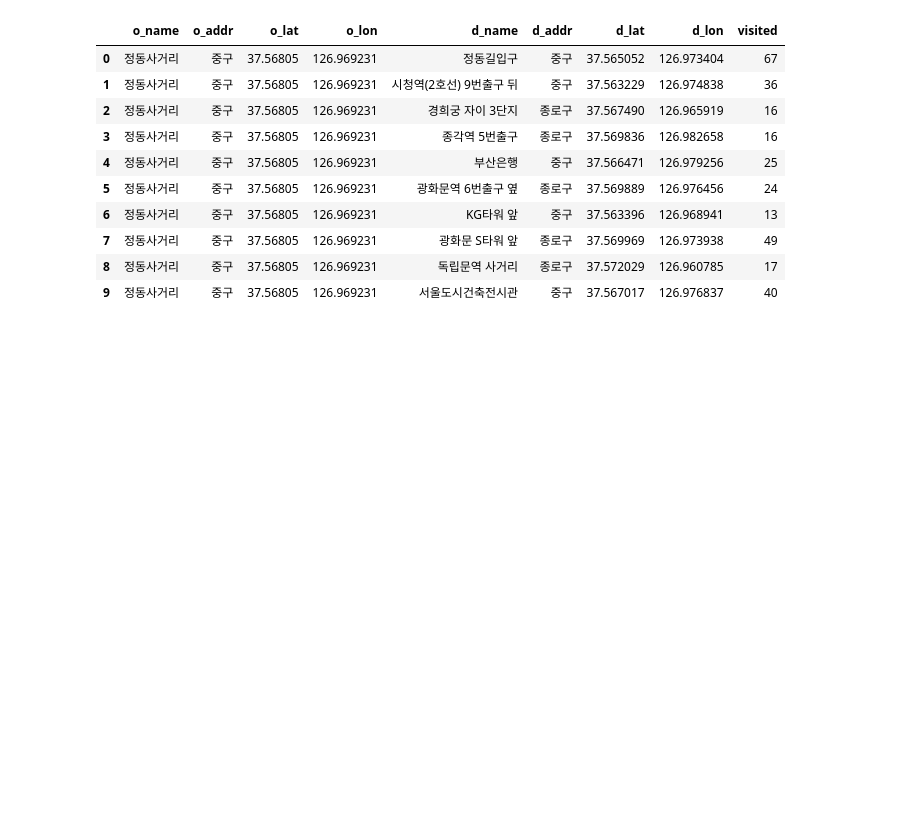
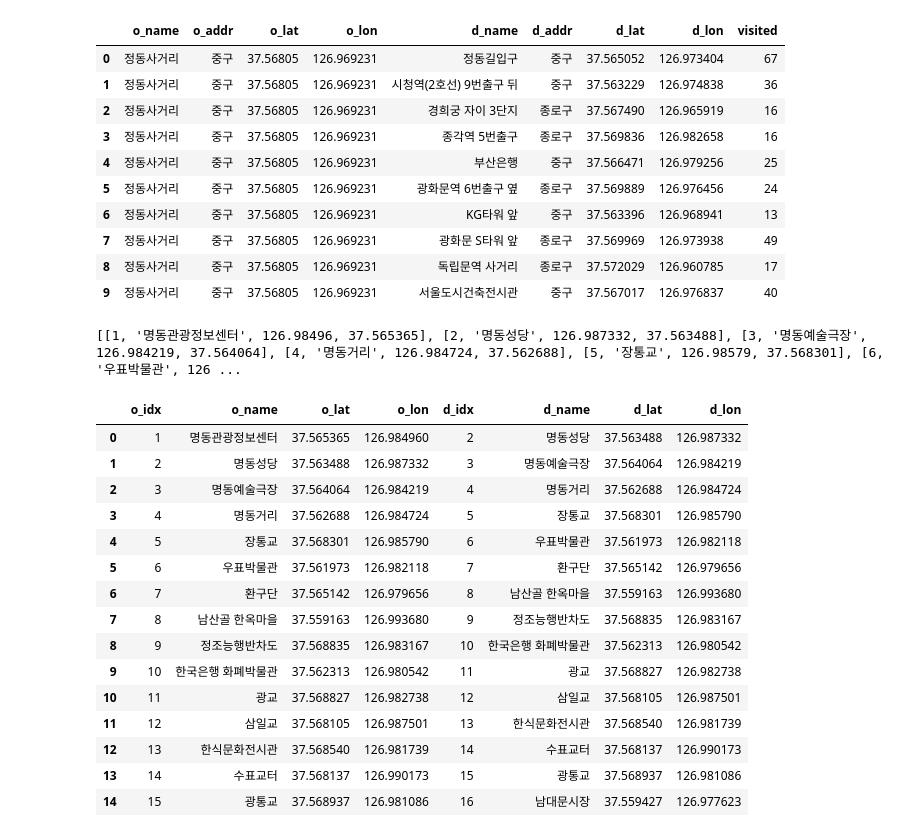
Before and after one commit to Behind-Seoul/Data-Analysis, a Jupyter notebook: recomendation.ipynb, the cells around one changed output. Saved outputs shown, nothing was run; the diff lists cells and outputs as text; code cells hidden in the pictures; blank space fills up the shorter version.

Commit message:
feat: tour spot recomendation algo

```diff
--- a/recomendation.ipynb
+++ b/recomendation.ipynb
@@ -24,3 +24,7 @@ bike_station.tail()
 | 2583 | 5073 | 우장산역 헤링턴타워 앞 | 강서구 | 화곡동 1013-3 | 37.546619 | 126.836235 | 2021.10.20 | NaN | 6.0 | QR |
 | 2584 | 5074 | 마곡동 주니어마곡점앞 | 강서구 | 강서구 마곡동 798-17 | 37.558235 | 126.825760 | 2021.11.19 | NaN | 10.0 | QR |
 | 2585 | 5075 | 템퍼 목동점 | 강서구 | 강서구 등촌동 649-14 | 37.551884 | 126.863571 | 2021.11.19 | NaN | 10.0 | QR |
+# %%
+# Tour API 관광지 정보
+tour_list = pd.read_csv('data/tour_list.csv')
+tour_list.head()
@@ -119,0 +196,56 @@ preprocessing_data.head(10)
+# %%
+# Rule-Based
+# 1. 시작 좌표 및 추천 관광지 경로 개수 입력 받기, 명동 관광정보센터 -> lat: 37.565365, lon: 126.984960
+lat, lon, num = 37.565365, 126.984960, 15
+recomendation_list = []
+recomendation_list.append(['1', '명동관광정보센터', lon, lat])
+cur_stat_pos = get_near_station(37.565365, 126.984960)
+
+for i in range(num):
+  cur_stat_pos = get_station(cur_stat_pos[2], cur_stat_pos[3])
+  cur_tour_pos = get_tour_spot(cur_stat_pos[2], cur_stat_pos[3])
+  recomendation_list.append(cur_tour_pos)
+
+for i in range(len(recomendation_list)):
+  recomendation_list[i][0] = i+1
+
+print(recomendation_list)
+# %% [output]
+[[1, '명동관광정보센터', 126.98496, 37.565365], [2, '명동성당', 126.987332, 37.563488], [3, '명동예술극장', 126.984219, 37.564064], [4, '명동거리', 126.984724, 37.562688], [5, '장통교', 126.98579, 37.568301], [6, '우표박물관', 126 ...
+# %%
+result_list = []
+for i in range(len(recomendation_list) - 1):
+  temp = []
+  temp.append(recomendation_list[i][0])
+  temp.append(recomendation_list[i][1])
+  temp.append(recomendation_list[i][3])
+  temp.append(recomendation_list[i][2])
+
+  temp.append(recomendation_list[i+1][0])
+  temp.append(recomendation_list[i+1][1])
+  temp.append(recomendation_list[i+1][3])
+  temp.append(recomendation_list[i+1][2])
+
+  result_list.append(temp)
+# %%
+result = pd.DataFrame(result_list)
+result.columns = ['o_idx', 'o_name', 'o_lat', 'o_lon', 'd_idx', 'd_name', 'd_lat', 'd_lon']
+result.to_csv('data/result.csv', index=False)
+result.head(20)
+# %% [output]
+|  | o_idx | o_name | o_lat | o_lon | d_idx | d_name | d_lat | d_lon |
+| 0 | 1 | 명동관광정보센터 | 37.565365 | 126.984960 | 2 | 명동성당 | 37.563488 | 126.987332 |
+| 1 | 2 | 명동성당 | 37.563488 | 126.987332 | 3 | 명동예술극장 | 37.564064 | 126.984219 |
+| 2 | 3 | 명동예술극장 | 37.564064 | 126.984219 | 4 | 명동거리 | 37.562688 | 126.984724 |
+| 3 | 4 | 명동거리 | 37.562688 | 126.984724 | 5 | 장통교 | 37.568301 | 126.985790 |
+| 4 | 5 | 장통교 | 37.568301 | 126.985790 | 6 | 우표박물관 | 37.561973 | 126.982118 |
+| 5 | 6 | 우표박물관 | 37.561973 | 126.982118 | 7 | 환구단 | 37.565142 | 126.979656 |
+| 6 | 7 | 환구단 | 37.565142 | 126.979656 | 8 | 남산골 한옥마을 | 37.559163 | 126.993680 |
+| 7 | 8 | 남산골 한옥마을 | 37.559163 | 126.993680 | 9 | 정조능행반차도 | 37.568835 | 126.983167 |
+| 8 | 9 | 정조능행반차도 | 37.568835 | 126.983167 | 10 | 한국은행 화폐박물관 | 37.562313 | 126.980542 |
+| 9 | 10 | 한국은행 화폐박물관 | 37.562313 | 126.980542 | 11 | 광교 | 37.568827 | 126.982738 |
+| 10 | 11 | 광교 | 37.568827 | 126.982738 | 12 | 삼일교 | 37.568105 | 126.987501 |
+| 11 | 12 | 삼일교 | 37.568105 | 126.987501 | 13 | 한식문화전시관 | 37.568540 | 126.981739 |
+| 12 | 13 | 한식문화전시관 | 37.568540 | 126.981739 | 14 | 수표교터 | 37.568137 | 126.990173 |
+| 13 | 14 | 수표교터 | 37.568137 | 126.990173 | 15 | 광통교 | 37.568937 | 126.981086 |
+| 14 | 15 | 광통교 | 37.568937 | 126.981086 | 16 | 남대문시장 | 37.559427 | 126.977623 |
```
Also changed, not shown: parts of 4 cells of this notebook, 1 other file.
